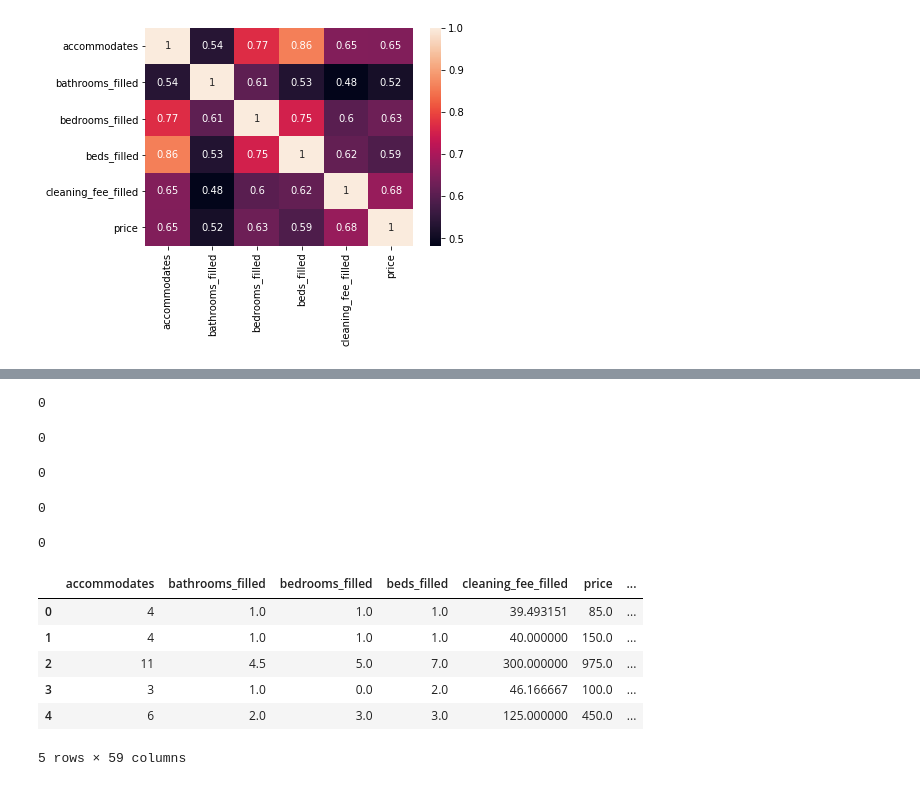
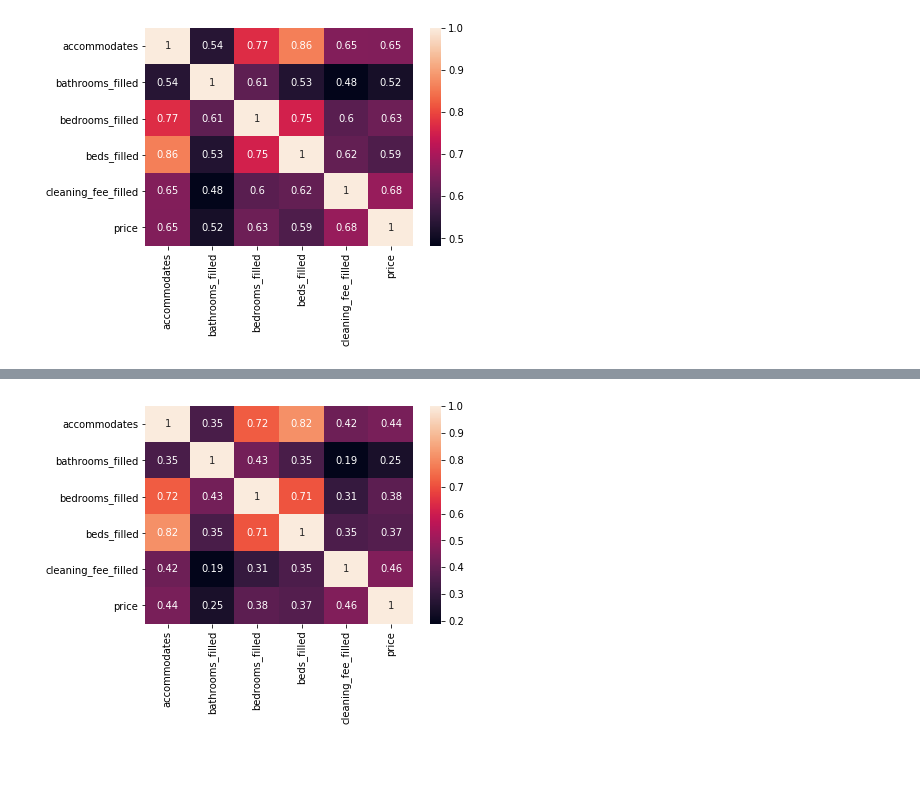
Before and after one commit to jyothishkjames/Seattle-Boston-Airbnb-Data-Analysis, a Jupyter notebook: data_prepration.ipynb, the cells around one changed output, grey strips where cells are left out. Cells and saved outputs as stored; diff of their text form; code cells hidden in the pictures; blank space fills up the shorter version.

```diff
--- a/data_prepration.ipynb
+++ b/data_prepration.ipynb
@@ -398,14 +353,12 @@ boston_merged_df.groupby('neighbourhood')['accommodates'].sum().plot(kind='bar',
 <matplotlib.axes._subplots.AxesSubplot at 0x...>
 [figure]
 # %%
-# Predict price.
-#  - property_type, room_type, neighbourhood, zipcode, accommodates, transit
-#  bathrooms, bedrooms, beds, cleaning fee, reviews, instant_bookable,
-#  cancellation_policy (columns or more)
+# Predict price
+#--------------
 
 # numeric - zipcode, accommodates, bathrooms, bedrooms, beds, cleaning fee
 seattle_listings_numeric_df = seattle_listings_df[['accommodates', 'bathrooms_filled', 'bedrooms_filled', 'beds_filled', 'cleaning_fee_filled', 'price']]
-#boston_listings_numeric_df = boston_listings_df[['accommodates', 'bathrooms_filled', 'bedrooms_filled', 'beds_filled', 'cleaning_fee_filled', 'price']]
+boston_listings_numeric_df = boston_listings_df[['accommodates', 'bathrooms_filled', 'bedrooms_filled', 'beds_filled', 'cleaning_fee_filled', 'price']]
 #categoric - property_type, room_type, neighbourhood, instant_bookable, cancellation_policy
 seattle_listings_categoric_df = seattle_listings_df[['zipcode_filled','property_type', 'room_type', 'instant_bookable', 'cancellation_policy']]
-#boston_listings_categoric_df = boston_listings_df[['zipcode_filled','property_type', 'room_type', 'instant_bookable', 'cancellation_policy']]
+boston_listings_categoric_df = boston_listings_df[['zipcode_filled','property_type', 'room_type', 'instant_bookable', 'cancellation_policy']]
@@ -480,31 +372,8 @@ boston_listings_df['neighbourhood_filled'].isna().sum()
-# %%
-#Property Type
-#seattle_listings_df['property_type'].isna().sum()
-boston_listings_df['property_type'].isna().sum()
-# %% [output]
-0
-# %%
-#Room Type
-#seattle_listings_df['room_type'].isna().sum()
-boston_listings_df['room_type'].isna().sum()
-# %% [output]
-0
-# %%
-#Instant Bookable
-#seattle_listings_df['instant_bookable'].isna().sum()
-boston_listings_df['instant_bookable'].isna().sum()
-# %% [output]
-0
-# %%
-#Cancellation Policy
-#seattle_listings_df['cancellation_policy'].isna().sum()
-boston_listings_df['cancellation_policy'].isna().sum()
-# %% [output]
-0
-# %%
-#Street
-#seattle_listings_df['street'].isna().sum()
-boston_listings_df['street'].isna().sum()
-# %% [output]
-0
+# %%
+#Corelation matrix(Boston) for numeric type
+corrMatrix_boston =  boston_listings_numeric_df.corr()
+sn.heatmap(corrMatrix_boston, annot=True)
+plt.show()
+# %% [output]
+[figure, added]
 # %%
@@ -537,10 +402,0 @@ concat_df = create_dummy_df(seattle_listings_numeric_df, boston_listings_categor
-# %%
-concat_df.head()
-# %% [output]
-|  | accommodates | bathrooms_filled | bedrooms_filled | beds_filled | cleaning_fee_filled | price | ... |
-| 0 | 4 | 1.0 | 1.0 | 1.0 | 39.493151 | 85.0 | ... |
-| 1 | 4 | 1.0 | 1.0 | 1.0 | 40.000000 | 150.0 | ... |
-| 2 | 11 | 4.5 | 5.0 | 7.0 | 300.000000 | 975.0 | ... |
-| 3 | 3 | 1.0 | 0.0 | 2.0 | 46.166667 | 100.0 | ... |
-| 4 | 6 | 2.0 | 3.0 | 3.0 | 125.000000 | 450.0 | ... |
-5 rows × 59 columns
```
Also changed, not shown: parts of 27 cells of this notebook.
